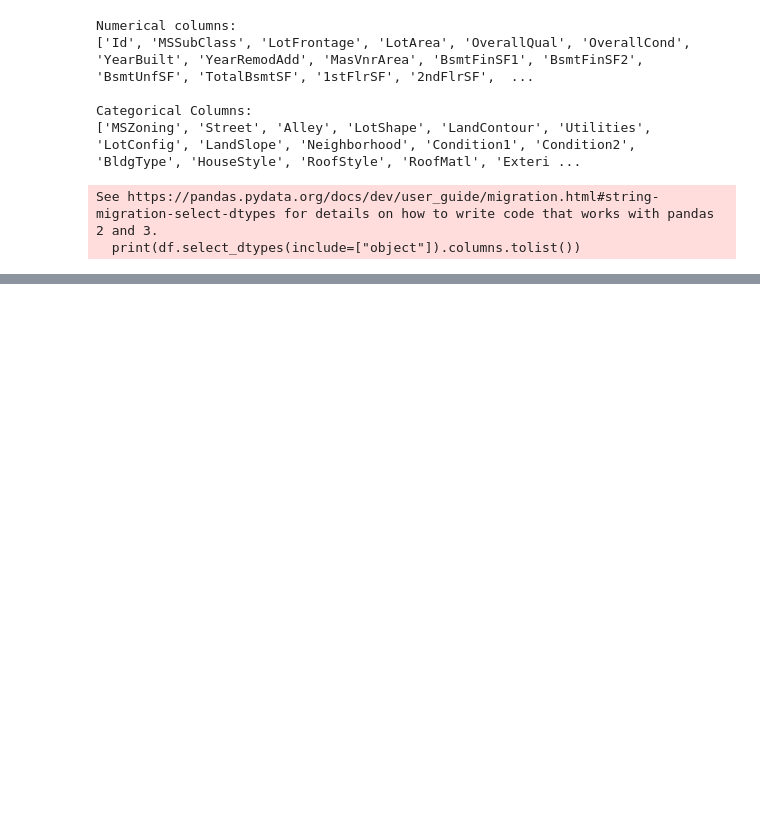
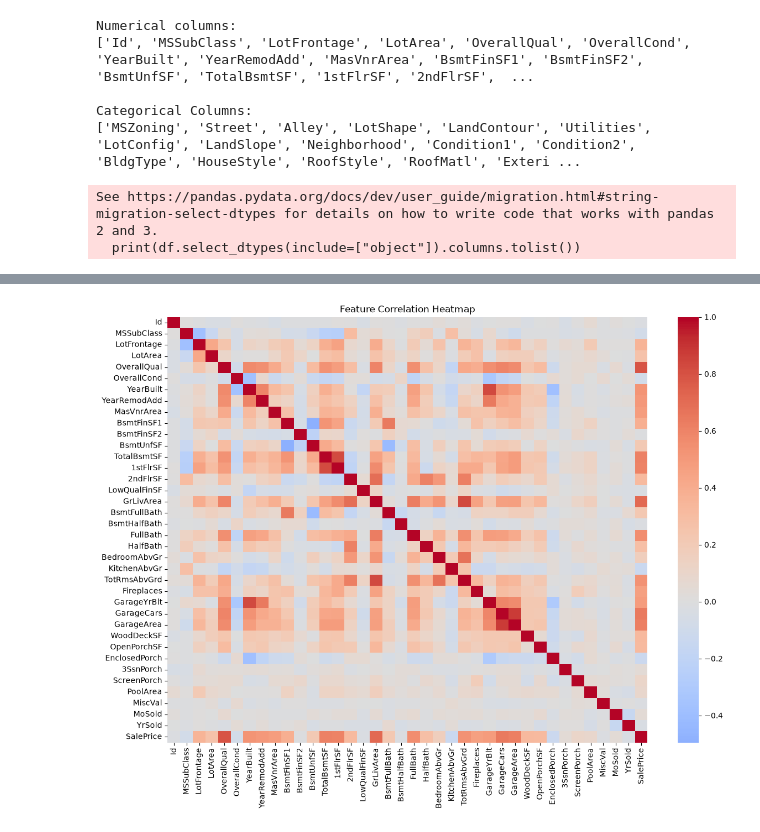
Before and after one commit to kibali-cell/estateiq-real-estate-price-prediction, a Jupyter notebook: notebooks/01_exploratory_data_analysis.ipynb, the cells around one changed output, grey strips where cells are left out. Saved outputs shown, nothing was run; the diff lists cells and outputs as text; code cells hidden in the pictures; blank space fills up the shorter version.

```diff
--- a/notebooks/01_exploratory_data_analysis.ipynb
+++ b/notebooks/01_exploratory_data_analysis.ipynb
@@ -210,0 +281,17 @@ print(median)
+# %%
+# Which property characteristics have the strongest relationship with SalePrice?
+
+# Experiment A — Find numerical correlations
+
+# Select numerical columns
+numerical_df = df.select_dtypes(include=np.number)
+
+# Calculate Correlations
+correlations = numerical_df.corr()
+
+# Show features most correlated with SalePrice
+price_correlations = (
+    correlations["SalePrice"]
+    .sort_values(ascending=False)
+)
+print(price_correlations)
@@ -210,0 +316,16 @@ print(median)
+# %%
+# Experiment B — Visualize the correlation matrix
+
+plt.figure(figsize=(14, 10))
+
+sns.heatmap(
+    correlations,
+    cmap="coolwarm",
+    center=0,
+    annot=False
+)
+
+plt.title("Feature Correlation Heatmap")
+plt.show()
+# %% [output]
+[figure, added]
```
Also changed, not shown: parts of 13 cells of this notebook, 1 other file.
